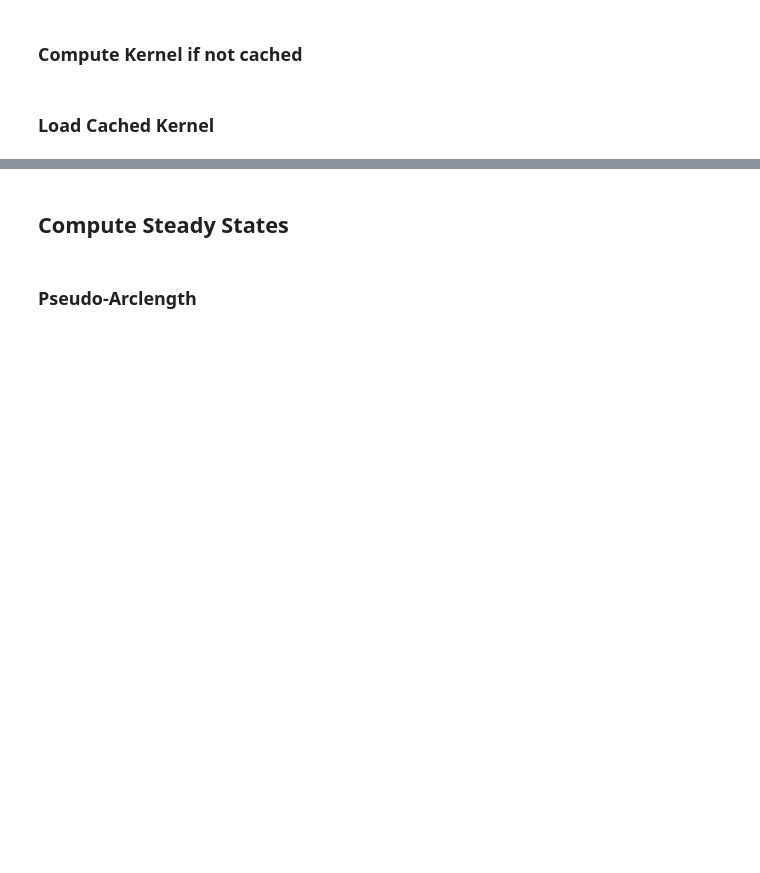
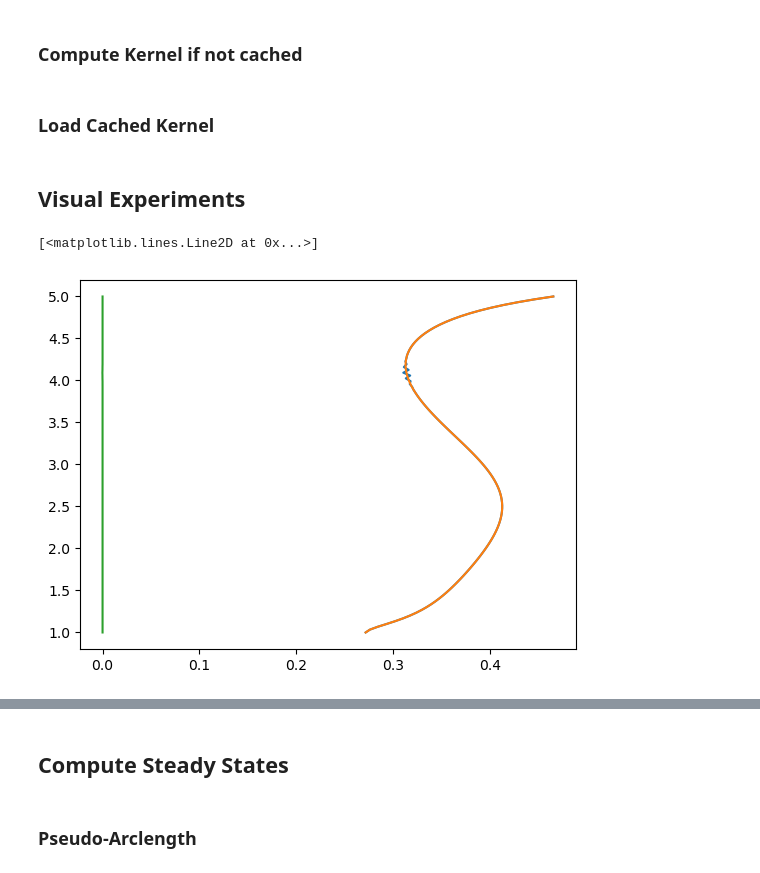
Before and after one commit to mjt257/SSWs, a Jupyter notebook: notebooks/steady_states_searching.ipynb, the cells around one changed output, grey strips where cells are left out. Cells and saved outputs as stored; diff of their text form; code cells hidden in the pictures; blank space fills up the shorter version.

Commit message:
Added exploration of steady states via eigenvalue decomposition

```diff
--- a/notebooks/steady_states_searching.ipynb
+++ b/notebooks/steady_states_searching.ipynb
@@ -43,3 +42,5 @@ R = np.vectorize(R)
 
 discretization = np.load(f'../data_cache/discretizationN={N}.npz')
 zg, oc, Li = discretization['zg'], discretization['oc'], discretization['L']
+# %% [markdown]
+## Visual Experiments
@@ -45,0 +53,37 @@ zg, oc, Li = discretization['zg'], discretization['oc'], discretization['L']
+# %%
+gamma = 0.1
+S_hat = 50
+delta_hat = 0.1
+kappa = 2
+Delta_E = np.vectorize(lambda z: 0.5)
+# %%
+#Load Values
+generate_plots = True
+save = False
+Delta0_func = lambda z : 1
+eta0_func = lambda z : 1 + 0j
+T_final = 300
+try:
+    steady_states = np.load(f'../data_cache/steady_state_N={N}_S_hat={S_hat}_delta_hat={delta_hat}_kappa={kappa}_gamma={gamma}.npz')
+    zg, sol_Delta, sol_eta = steady_states['zg'], steady_states['sol_Delta'], steady_states['sol_eta']
+except FileNotFoundError:
+    if generate_plots:
+        sol_Delta, sol_eta = generate_and_show_plots(kappa, gamma, S_hat, delta_hat, Delta0_func, eta0_func, Delta_E, R, k, zb, zt, N, T_final, Li, oc, zg, solver='RK45', levels = 30)
+    else:
+        sol_Delta, sol_eta = simulate(kappa, gamma, S_hat, delta_hat, Delta0_func, eta0_func, Delta_E, R, k, zb, zt, N, T_final, Li, oc, zg, solver='RK45')
+
+    if save:
+        np.savez(f'../data_cache/steady_state_N={N}_S_hat={S_hat}_delta_hat={delta_hat}_kappa={kappa}_gamma={gamma}.npz', zg = zg, sol_Delta = sol_Delta, sol_eta = sol_eta)
+# %%
+#compute single \eta
+Delta = sol_Delta[:, -1]
+#Delta = vecced_delta[95]
+eta, A_ns, eigenvalues, eigenvectors = compute_eta_decomp(Delta, Li, oc, S_hat, delta_hat, F_k, R, zg, k, num_eigenvalues = N)
+
+plt.plot(np.abs(sol_eta[:, -1]), zg)
+plt.plot(np.abs(eta), zg)
+
+plt.plot(dDelta_dt_from_Delta(Delta, Delta_E, S_hat, delta_hat, gamma, kappa, Li, oc, F_k, R, zg, k, num_eigenvalues = N)[0], zg)
+# %% [output]
+[<matplotlib.lines.Line2D at 0x...>]
+[figure, added]
```
Also changed, not shown: parts of 21 cells of this notebook, 6 other files.
